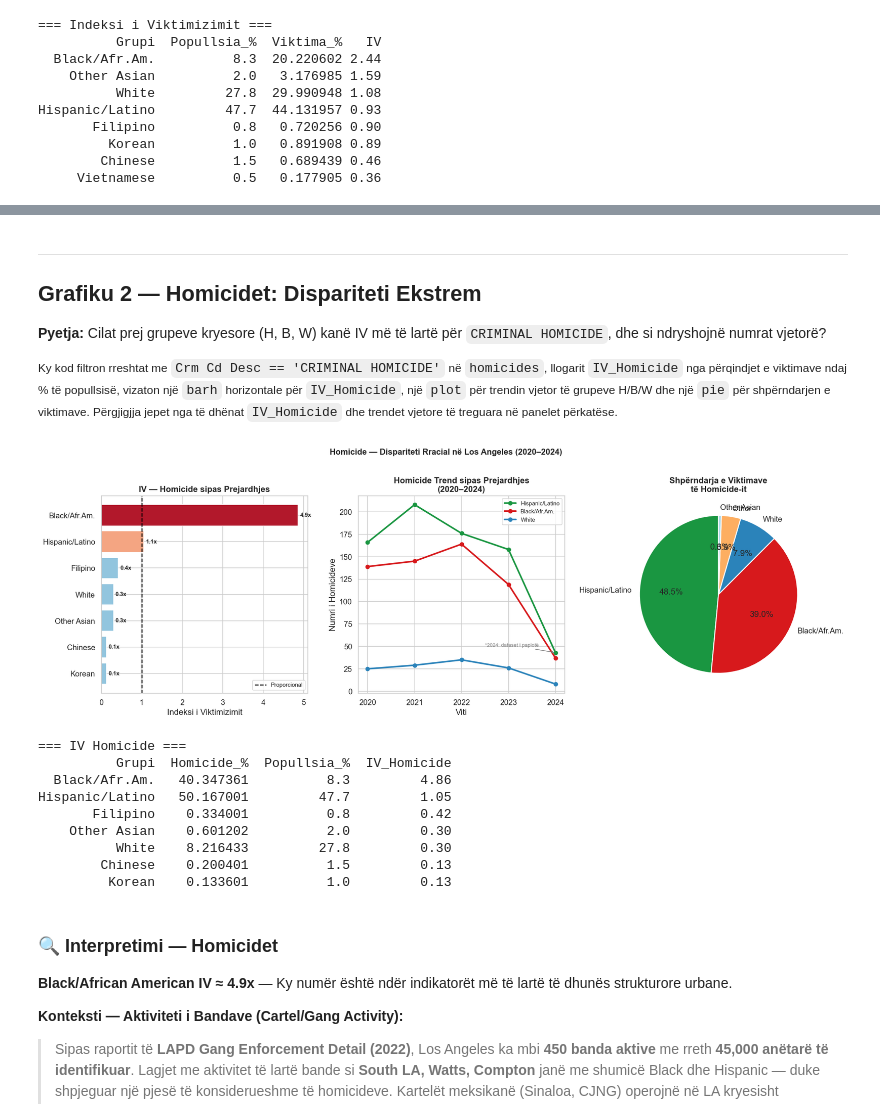
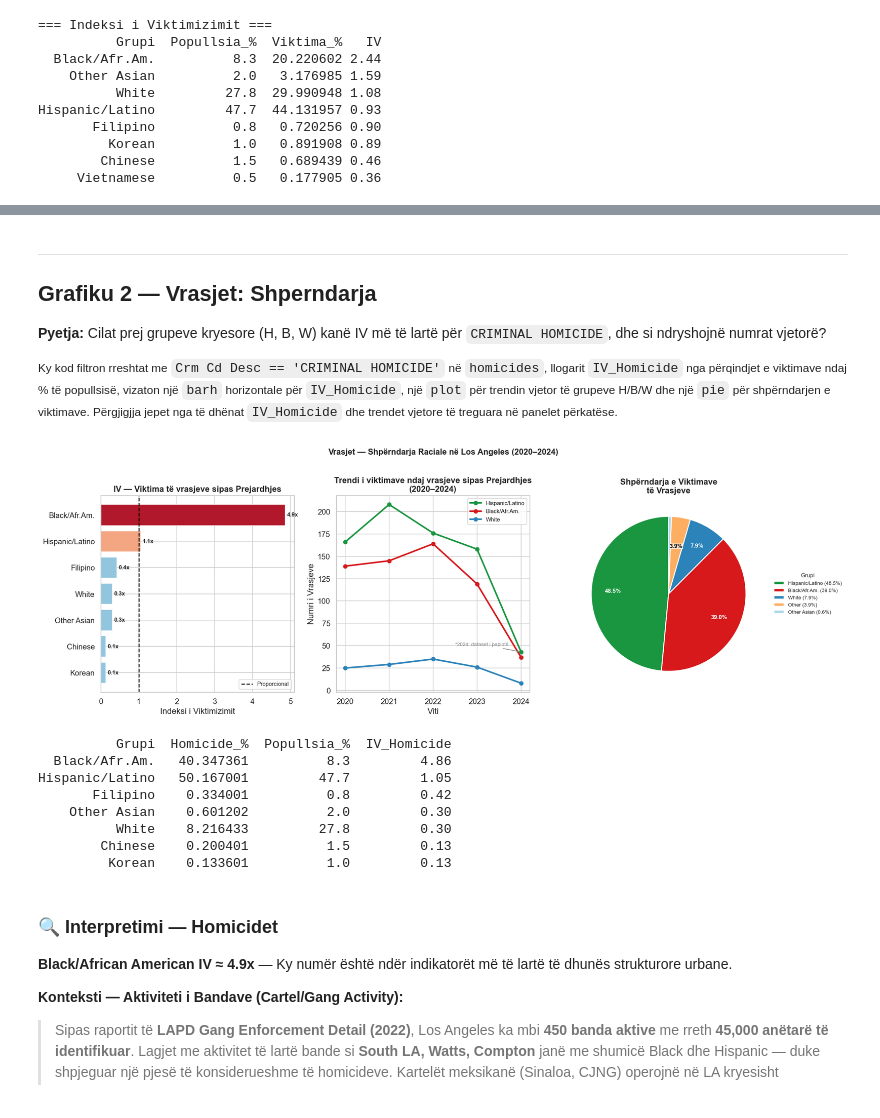
Before and after one commit to kle-di/LAPD-Crime-Analysis, a Jupyter notebook: Crime_analysis.ipynb, the cells around one changed output, grey strips where cells are left out. Cells and saved outputs as stored; diff of their text form; code cells hidden in the pictures.

```diff
--- a/Crime_analysis.ipynb
+++ b/Crime_analysis.ipynb
@@ -342,6 +315,6 @@ Hispanic/Latino         47.7  44.131957 0.93
 # %% [markdown]
 ---
-## Grafiku 2 — Homicidet: Dispariteti Ekstrem
+## Grafiku 2 — Vrasjet: Shperndarja
 
 **Pyetja:** Cilat prej grupeve kryesore (H, B, W) kanë IV më të lartë për `CRIMINAL HOMICIDE`, dhe si ndryshojnë numrat vjetorë?
 
@@ -363,48 +336,89 @@ h_pct = h_pct.sort_values('IV_Homicide', ascending=True)
 bar_colors = ['#b2182b' if iv > 2 else '#f4a582' if iv > 1 else '#92c5de' for iv in h_pct['IV_Homicide']]
 b = axes[0].barh(h_pct['Grupi'], h_pct['IV_Homicide'], color=bar_colors, edgecolor='white')
 axes[0].axvline(1.0, color='black', linestyle='--', linewidth=1.5, label='Proporcional')
-axes[0].set_title('IV — Homicide sipas Prejardhjes', fontweight='bold')
+axes[0].set_title('IV — Viktima të vrasjeve sipas Prejardhjes', fontweight='bold')
 axes[0].set_xlabel('Indeksi i Viktimizimit')
 axes[0].legend(fontsize=9)
 for bar, iv in zip(b, h_pct['IV_Homicide']):
     axes[0].text(iv + 0.05, bar.get_y() + bar.get_height()/2,
                  f'{iv:.1f}x', va='center', fontsize=9, fontweight='bold')
 
 # --- Panel 2: Trend vjetor (H, B, W) ---
 trend_groups = {'H': 'Hispanic/Latino', 'B': 'Black/Afr.Am.', 'W': 'White'}
 trend_colors = {'H': '#1a9641', 'B': '#d7191c', 'W': '#2b83ba'}
 for code, name in trend_groups.items():
     data = homicides[homicides['Vict Descent'] == code].groupby('Year').size()
     axes[1].plot(data.index, data.values, marker='o', linewidth=2.5, color=trend_colors[code], label=name)
-axes[1].set_title('Homicide Trend sipas Prejardhjes\n(2020–2024)', fontweight='bold')
+axes[1].set_title('Trendi i viktimave ndaj vrasjeve sipas Prejardhjes\n(2020–2024)', fontweight='bold')
 axes[1].set_xlabel('Viti')
-axes[1].set_ylabel('Numri i Homicideve')
+axes[1].set_ylabel('Numri i Vrasjeve')
 axes[1].legend(fontsize=9)
 axes[1].set_xticks([2020, 2021, 2022, 2023, 2024])
 # Shënim: 2024 = dataset i paplotë
 axes[1].annotate('*2024: dataset i paplotë', xy=(2024, 43), xytext=(2022.5, 50),
                  fontsize=8, color='gray',
                  arrowprops=dict(arrowstyle='->', color='gray'))
 
 # --- Panel 3: Pie chart për homicide sipas prejardhjes ---
 top_h_groups = homicides[homicides['Vict Descent'].isin(['H','B','W','O','A'])]
 pie_data = top_h_groups['Descent Name'].value_counts()
 colors_pie = ['#1a9641','#d7191c','#2b83ba','#fdae61','#abd9e9']
-axes[2].pie(pie_data.values, labels=pie_data.index, autopct='%1.1f%%',
-            colors=colors_pie, startangle=90,
-            wedgeprops={'edgecolor': 'white', 'linewidth': 1.5})
-axes[2].set_title('Shpërndarja e Viktimave\ntë Homicide-it', fontweight='bold')
 
-plt.suptitle('Homicide — Dispariteti Rracial në Los Angeles (2020–2024)',
+wedges, _, autotexts = axes[2].pie(
+    pie_data.values,
+    labels=None,
+    autopct='%1.1f%%',
+    colors=colors_pie,
+    startangle=90,
+    pctdistance=0.72,
+    wedgeprops={'edgecolor': 'white', 'linewidth': 1.5}
+ )
+
+total = pie_data.values.sum()
+legend_labels = [f"{grp} ({(val/total)*100:.1f}%)" for grp, val in zip(pie_data.index, pie_data.values)]
+
+for wedge, t, grp, val in zip(wedges, autotexts, pie_data.index, pie_data.values):
+    pct = val / total * 100
+    t.set_fontsize(9)
+    t.set_fontweight('bold')
+
+    if grp == 'Other':
+        angle = np.deg2rad((wedge.theta1 + wedge.theta2) / 2)
+        x, y = 0.62 * np.cos(angle), 0.62 * np.sin(angle)
+        t.set_position((x, y))
+        t.set_text(f'{pct:.1f}%')
+        t.set_color('black')
+        t.set_bbox(dict(facecolor='white', edgecolor='none', alpha=0.7, pad=0.2))
+    elif pct < 1:
+        t.set_text('')
+    elif pct < 5:
+        angle = np.deg2rad((wedge.theta1 + wedge.theta2) / 2)
+        x, y = 1.08 * np.cos(angle), 1.08 * np.sin(angle)
+        t.set_position((x, y))
+        t.set_color('black')
+        t.set_bbox(dict(facecolor='white', edgecolor='none', alpha=0.7, pad=0.15))
+    else:
+        t.set_color('white')
+
+axes[2].legend(
+    wedges,
+    legend_labels,
+    title='Grupi',
+    loc='center left',
+    bbox_to_anchor=(1.02, 0.5),
+    fontsize=8,
+    title_fontsize=9,
+    frameon=False
+)
+axes[2].set_title('Shpërndarja e Viktimave\ntë Vrasjeve', fontweight='bold')
+
+plt.suptitle('Vrasjet — Shpërndarja Raciale në Los Angeles (2020–2024)',
              fontsize=13, fontweight='bold', y=1.01)
 plt.tight_layout()
 plt.show()
-
-print('=== IV Homicide ===')
 print(h_pct[['Grupi','Homicide_%','Popullsia_%','IV_Homicide']].sort_values('IV_Homicide', ascending=False).to_string(index=False))
 # %% [output]
-[figure, old version]
+[figure, new version]
-=== IV Homicide ===
           Grupi  Homicide_%  Popullsia_%  IV_Homicide
   Black/Afr.Am.   40.347361          8.3         4.86
 Hispanic/Latino   50.167001         47.7         1.05
```
Also changed, not shown: parts of 13 cells of this notebook.
